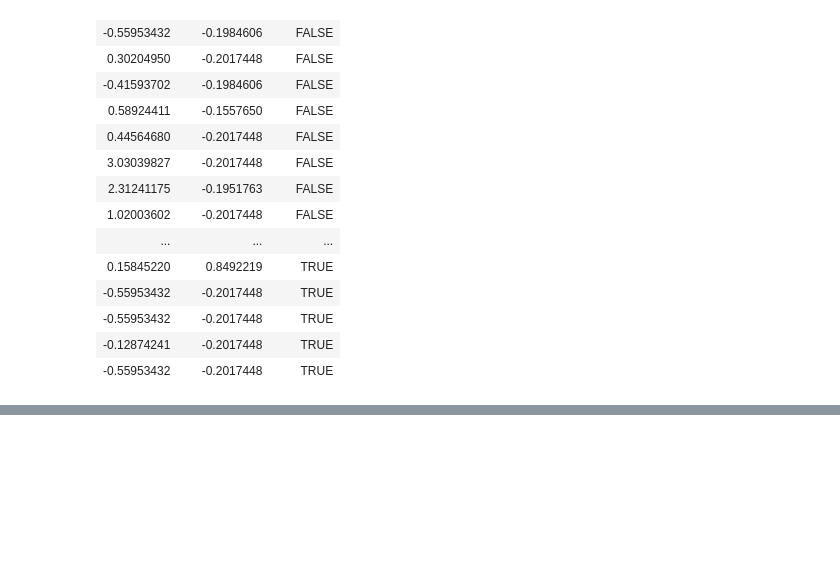
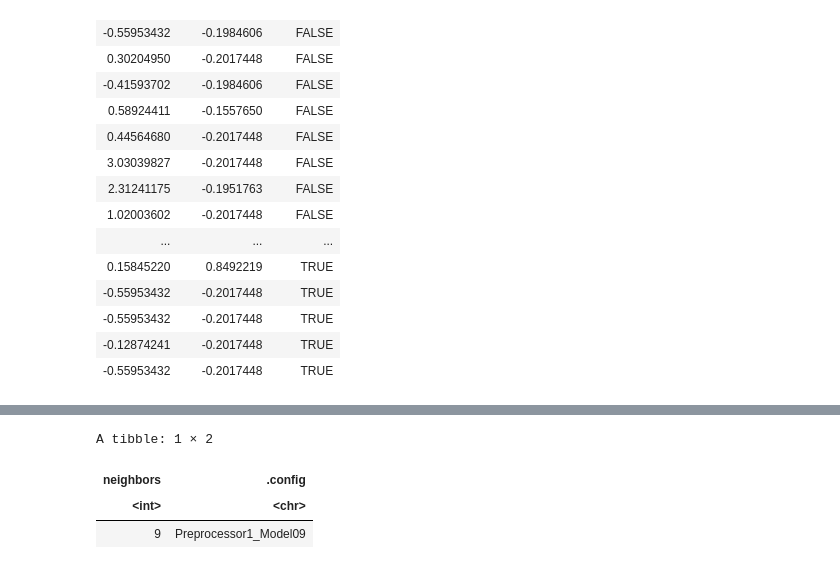
Before and after one commit to saisriman2004/DSCI_V-100-Group-Project, a Jupyter notebook: ProjectFinalReport.ipynb, the cells around one changed output, grey strips where cells are left out. Cells and saved outputs as stored; diff of their text form; code cells hidden in the pictures; blank space fills up the shorter version.

```diff
--- a/ProjectFinalReport.ipynb
+++ b/ProjectFinalReport.ipynb
@@ -329,0 +358,19 @@ knn_fit
+# %%
+knn_tuned_wf<-workflow()|>
+            add_recipe(knn_recipe)|>
+            add_model(knn_spec_tuned)
+# %%
+set.seed(123)
+players_vfold<-vfold_cv(training_data,v=5,strata=subscribe)
+# %%
+set.seed(123)
+knn_results<-tune_grid(knn_tuned_wf,resamples=players_vfold,grid=k_vals)
+# %%
+best_k<-knn_results|>select_best("accuracy")
+# %%
+best_k
+# %% [output]
+A tibble: 1 × 2
+| neighbors | .config |
+| <int> | <chr> |
+| 9 | Preprocessor1_Model09 |
```
Also changed, not shown: parts of 19 cells of this notebook.
